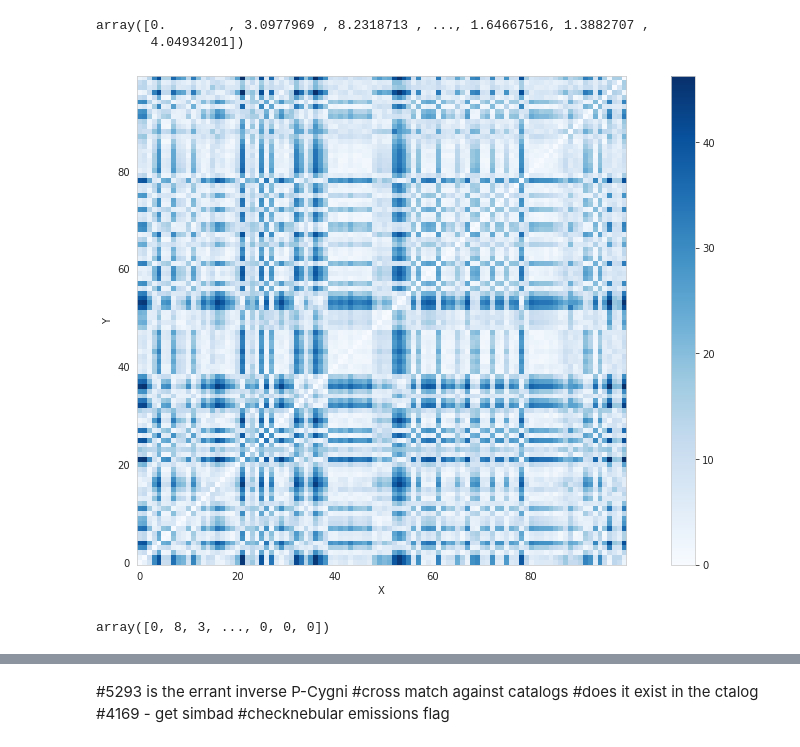
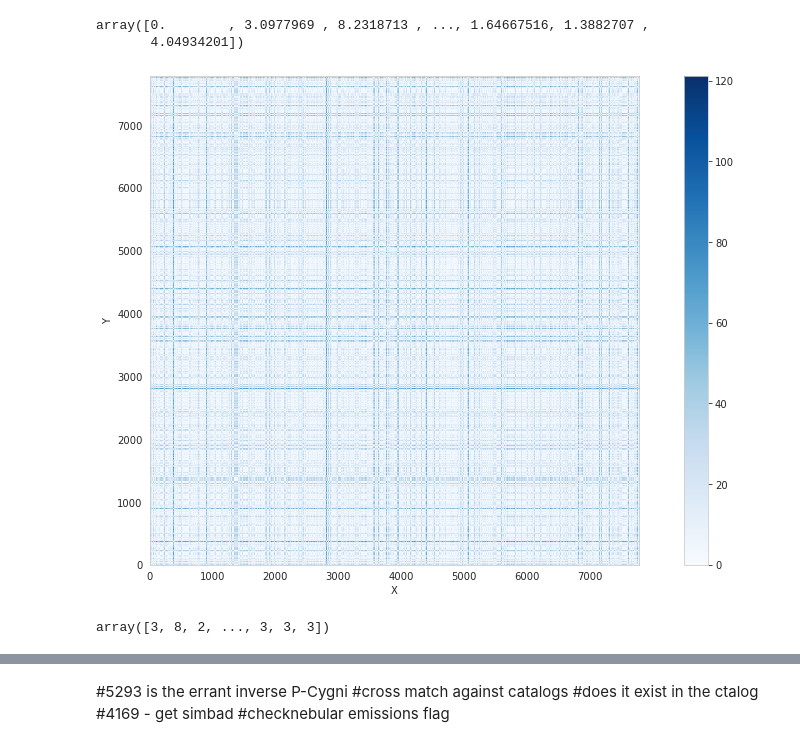
Before and after one commit to PravNJ/PCT-stars-GALAH, a Jupyter notebook: dtw-agglo-clustering-2.ipynb, the cells around one changed output, grey strips where cells are left out. Saved outputs shown, nothing was run; the diff lists cells and outputs as text; code cells hidden in the pictures.

```diff
--- a/dtw-agglo-clustering-2.ipynb
+++ b/dtw-agglo-clustering-2.ipynb
@@ -97,17 +97,18 @@ distance_matrix_square_form[:,0]
 array([0.        , 3.0977969 , 8.2318713 , ..., 1.64667516, 1.3882707 ,
        4.04934201])
 # %%
-distance_cost_plot(distance_matrix_square_form[0:100:,0:100])
-#distance_cost_plot(distance_matrix_square_form)
+#distance_cost_plot(distance_matrix_square_form[0:100:,0:100])
+distance_cost_plot(distance_matrix_square_form)
 # %% [output]
-[figure, old version]
+[figure, new version]
 # %%
-#agglom = AgglomerativeClustering(n_clusters = 10, linkage = 'complete', affinity='precomputed')
-agglom = AgglomerativeClustering(n_clusters = 13, linkage = 'complete', affinity='precomputed')
+agglom = AgglomerativeClustering(n_clusters = 10, linkage = 'complete', affinity='precomputed')
+#agglom = AgglomerativeClustering(n_clusters = 8, linkage = 'complete', affinity='precomputed') #208 P Cygni
+#agglom = AgglomerativeClustering(n_clusters = 11, linkage = 'ward', affinity='euclidean')
 agglom.fit(distance_matrix_square_form)
 agglom.labels_
 # %% [output]
-array([0, 8, 3, ..., 0, 0, 0])
+array([3, 8, 2, ..., 3, 3, 3])
 # %%
 from sklearn.metrics import silhouette_samples, silhouette_score
 # %%
```
Also changed, not shown: parts of 5 cells of this notebook, 2 other files.
